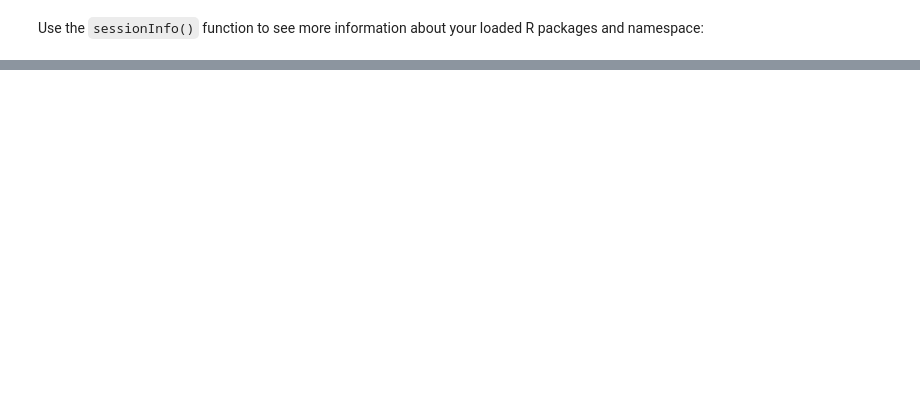
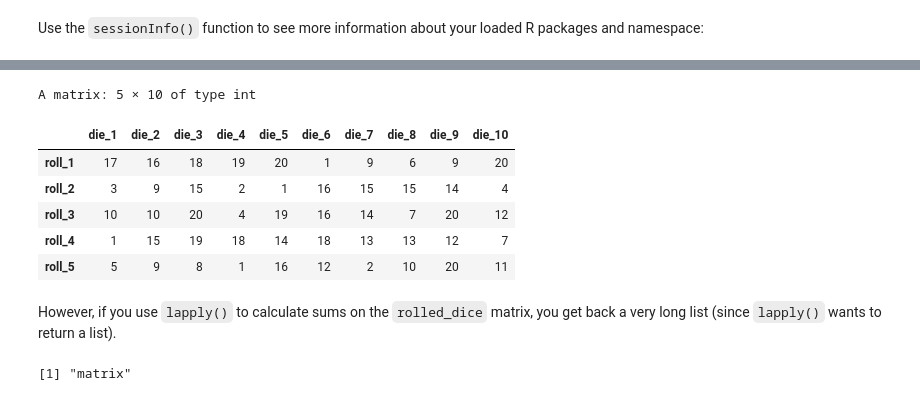
Before and after one commit to compbiocore/r-workshop-1, a Jupyter notebook: RWorkshop_JW.ipynb, the cells around one changed output, grey strips where cells are left out. Cells and saved outputs as stored; diff of their text form; code cells hidden in the pictures; blank space fills up the shorter version.

```diff
--- a/RWorkshop_JW.ipynb
+++ b/RWorkshop_JW.ipynb
@@ -1667,0 +1615,16 @@ attached base packages:
+# %%
+rolled_dice
+# %% [output]
+A matrix: 5 × 10 of type int
+|  | die_1 | die_2 | die_3 | die_4 | die_5 | die_6 | die_7 | die_8 | die_9 | die_10 |
+| roll_1 | 17 | 16 | 18 | 19 | 20 | 1 | 9 | 6 | 9 | 20 |
+| roll_2 | 3 | 9 | 15 | 2 | 1 | 16 | 15 | 15 | 14 | 4 |
+| roll_3 | 10 | 10 | 20 | 4 | 19 | 16 | 14 | 7 | 20 | 12 |
+| roll_4 | 1 | 15 | 19 | 18 | 14 | 18 | 13 | 13 | 12 | 7 |
+| roll_5 | 5 | 9 | 8 | 1 | 16 | 12 | 2 | 10 | 20 | 11 |
+# %% [markdown]
+However, if you use `lapply()` to calculate sums on the `rolled_dice` matrix, you get back a very long list (since `lapply()` wants to return a list).
+# %%
+class(rolled_dice)
+# %% [output]
+[1] "matrix"
```
Also changed, not shown: parts of 250 cells of this notebook.
